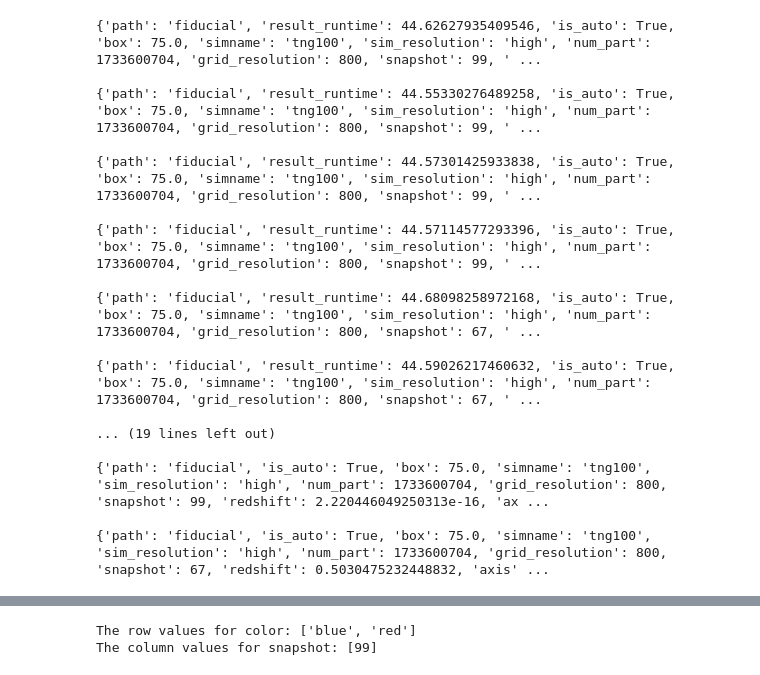
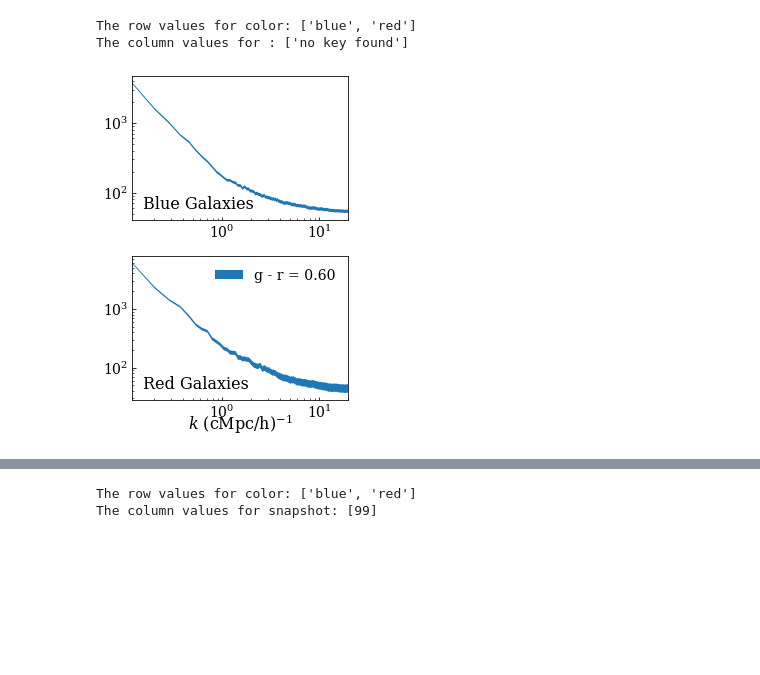
Before and after one commit to calvinosinga/hcolor, a Jupyter notebook: fig_md_analysis/color_cuts/colordef.ipynb, the cells around one changed output, grey strips where cells are left out. Cells and saved outputs as stored; diff of their text form; code cells hidden in the pictures; blank space fills up the shorter version.

```diff
--- a/fig_md_analysis/color_cuts/colordef.ipynb
+++ b/fig_md_analysis/color_cuts/colordef.ipynb
@@ -7,5 +13,5 @@ pplib.imports()
 # %%
-ds = pkl.load(open('/Users/cosinga/code/hcolor/fig_md_analysis/bias_results.pkl', 'rb'))
+ds = pkl.load(open('/Users/cosinga/code/hcolor/fig_md_analysis/2-10_pkdatasort.pkl', 'rb'))
 
 ds.tickArgs(direction = 'in', labelsize = 14)
 ds.legendArgs(frameon = False, loc = 'upper right', fontsize = 14, slc = (-1, -1))
@@ -20,24 +26,21 @@ ds.setOrder('snapshot', [99, 67, 50])
 
 ds.displayAs('snapshot', [99, 67, 50], ['z = 0.0', 'z = 0.5', 'z = 1.0'])
 ds.displayAs('color', ['red', 'blue'], ['Red Galaxies', 'Blue Galaxies'])
+ds.displayAs('color_cut', ['0.60', '0.55', '0.65'], ['g - r = 0.60', 'g - r = 0.55', 'g - r = 0.65'])
 ds.setXLabel(pplib.wnum())
 # %%
-ds.printMatching({'fieldname':'galaxy_dust', 'color_cut':'0.60', 'path':'fiducial'})
+ds.loadHdf5('../population_hists099.hdf5', new_props = {'result_type':'hist'})
-# %% [output]
-{'path': 'fiducial', 'result_runtime': 44.62627935409546, 'is_auto': True, 'box': 75.0, 'simname': 'tng100', 'sim_resolution': 'high', 'num_part': 1733600704, 'grid_resolution': 800, 'snapshot': 99, ' ...
-
-{'path': 'fiducial', 'result_runtime': 44.55330276489258, 'is_auto': True, 'box': 75.0, 'simname': 'tng100', 'sim_resolution': 'high', 'num_part': 1733600704, 'grid_resolution': 800, 'snapshot': 99, ' ...
-
-{'path': 'fiducial', 'result_runtime': 44.57301425933838, 'is_auto': True, 'box': 75.0, 'simname': 'tng100', 'sim_resolution': 'high', 'num_part': 1733600704, 'grid_resolution': 800, 'snapshot': 99, ' ...
-
-{'path': 'fiducial', 'result_runtime': 44.57114577293396, 'is_auto': True, 'box': 75.0, 'simname': 'tng100', 'sim_resolution': 'high', 'num_part': 1733600704, 'grid_resolution': 800, 'snapshot': 99, ' ...
-
-{'path': 'fiducial', 'result_runtime': 44.68098258972168, 'is_auto': True, 'box': 75.0, 'simname': 'tng100', 'sim_resolution': 'high', 'num_part': 1733600704, 'grid_resolution': 800, 'snapshot': 67, ' ...
-
-{'path': 'fiducial', 'result_runtime': 44.59026217460632, 'is_auto': True, 'box': 75.0, 'simname': 'tng100', 'sim_resolution': 'high', 'num_part': 1733600704, 'grid_resolution': 800, 'snapshot': 67, ' ...
-
-... (19 lines left out)
-
-{'path': 'fiducial', 'is_auto': True, 'box': 75.0, 'simname': 'tng100', 'sim_resolution': 'high', 'num_part': 1733600704, 'grid_resolution': 800, 'snapshot': 99, 'redshift': 2.220446049250313e-16, 'ax ...
-
-{'path': 'fiducial', 'is_auto': True, 'box': 75.0, 'simname': 'tng100', 'sim_resolution': 'high', 'num_part': 1733600704, 'grid_resolution': 800, 'snapshot': 67, 'redshift': 0.5030475232448832, 'axis' ...
+# %%
+ip = {'path':['colordef', 'fiducial'], 'HI_fieldname':'hisubhalo', 'is_auto':False,
+      'color':['blue','red'], 'space':'real', 'snapshot':99, 'color_cut':['0.55', '0.60', '0.65'],
+     'simname':'tng100', 'post_process':'no key found'}
+# ds.printMatching(ip)
+fg = ds.figrid('color_cut', 'color', '', ip, {'path':'dust', 'fieldname':'hisubhalo_galaxy'})
+fg.setPanelsize(3, 2)
+fg.autoFill()
+fg.legendArgs(loc = 'upper right')
+fg.plot()
+# %% [output]
+The row values for color: ['blue', 'red']
+The column values for : ['no key found']
+[figure, added]
```
Also changed, not shown: parts of 2 cells of this notebook, 4 other files.
